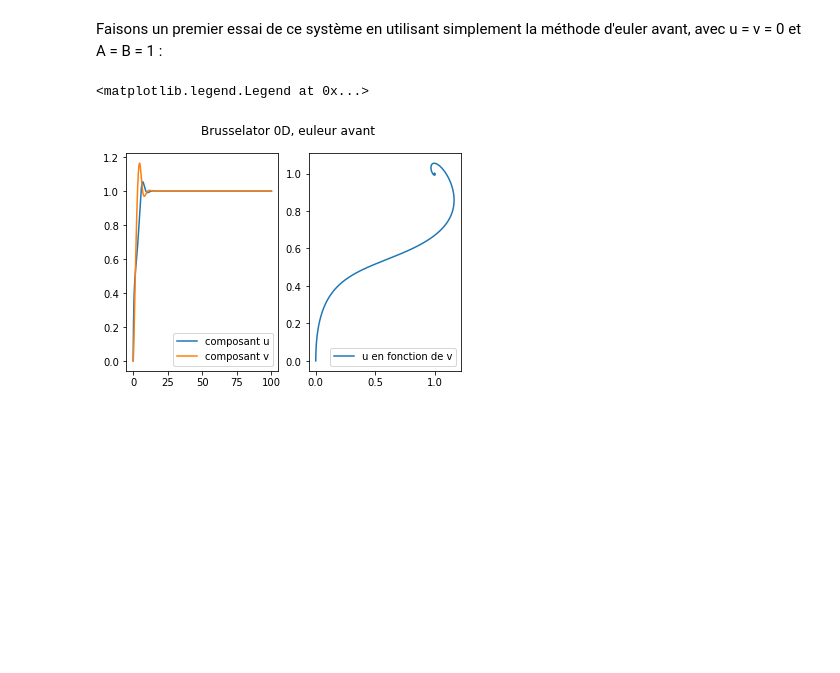
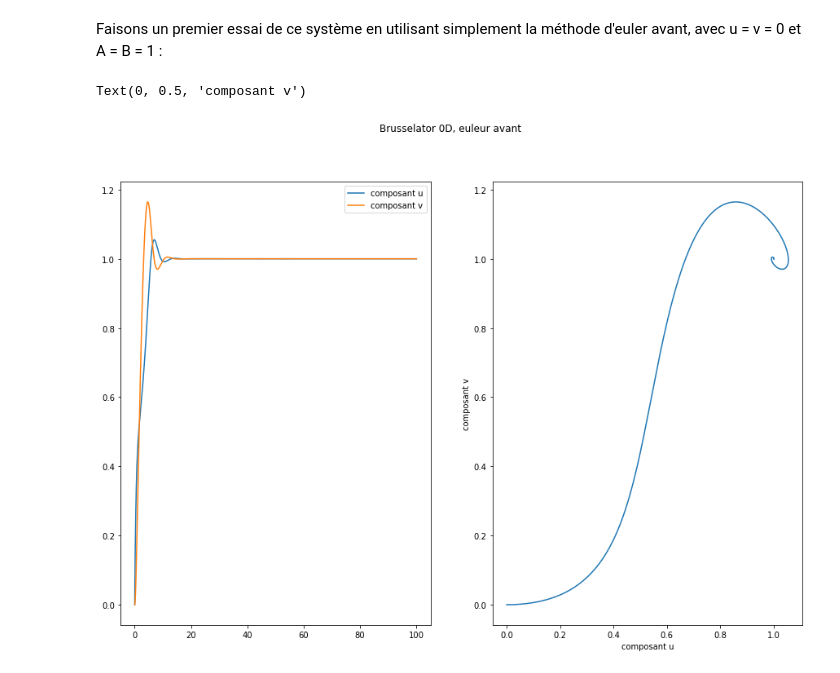
Before and after one commit to quent142/Projet-sim-num-Quentin-Jonathan, a Jupyter notebook: Notebook - Brusselator.ipynb, the cells around one changed output. Cells and saved outputs as stored; diff of their text form; code cells hidden in the pictures; blank space fills up the shorter version.

```diff
--- a/Notebook - Brusselator.ipynb
+++ b/Notebook - Brusselator.ipynb
@@ -42,16 +42,17 @@ def eul_av(A,B,u_0,v_0, t_f, h) :
 # %%
 a,b,t = eul_av(1,1,0,0,100,0.01)
 
-fig1 = plt.figure()
+fig1 = plt.figure(figsize = (15,10))
 fig1.suptitle('Brusselator 0D, euleur avant')
 ax1 = fig1.add_subplot(121)
 ax1.plot(t,a,label = 'composant u')
 ax1.plot(t,b,label = 'composant v')
 plt.legend()
 
 ax2 = fig1.add_subplot(122)
-ax2.plot(b,a, label = 'u en fonction de v')
-plt.legend()
+ax2.plot(a,b)
+plt.xlabel('composant u')
+plt.ylabel('composant v')
 # %% [output]
-<matplotlib.legend.Legend at 0x...>
+Text(0, 0.5, 'composant v')
-[figure, old version]
+[figure, new version]
```
Also changed, not shown: parts of 11 cells of this notebook.
